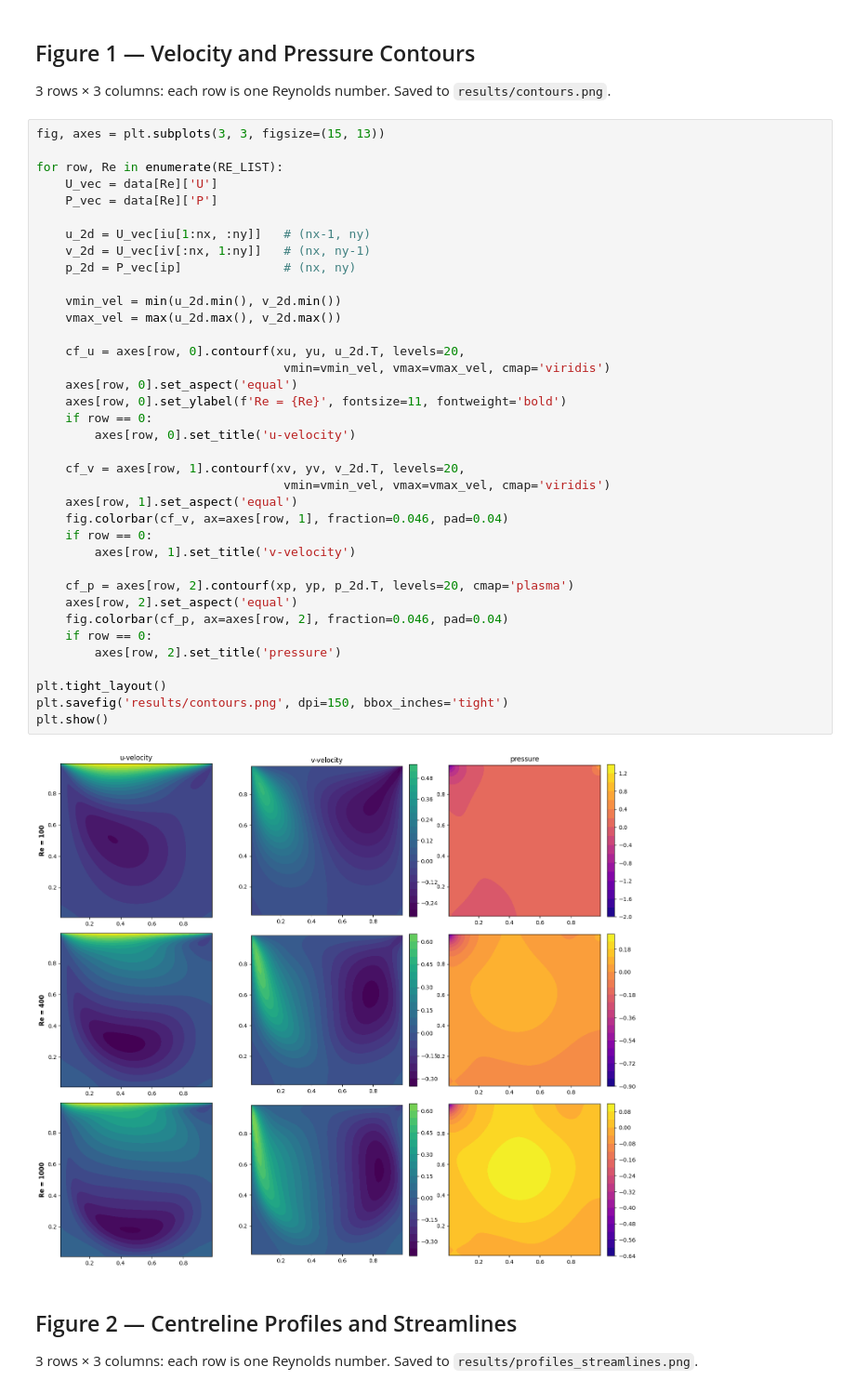
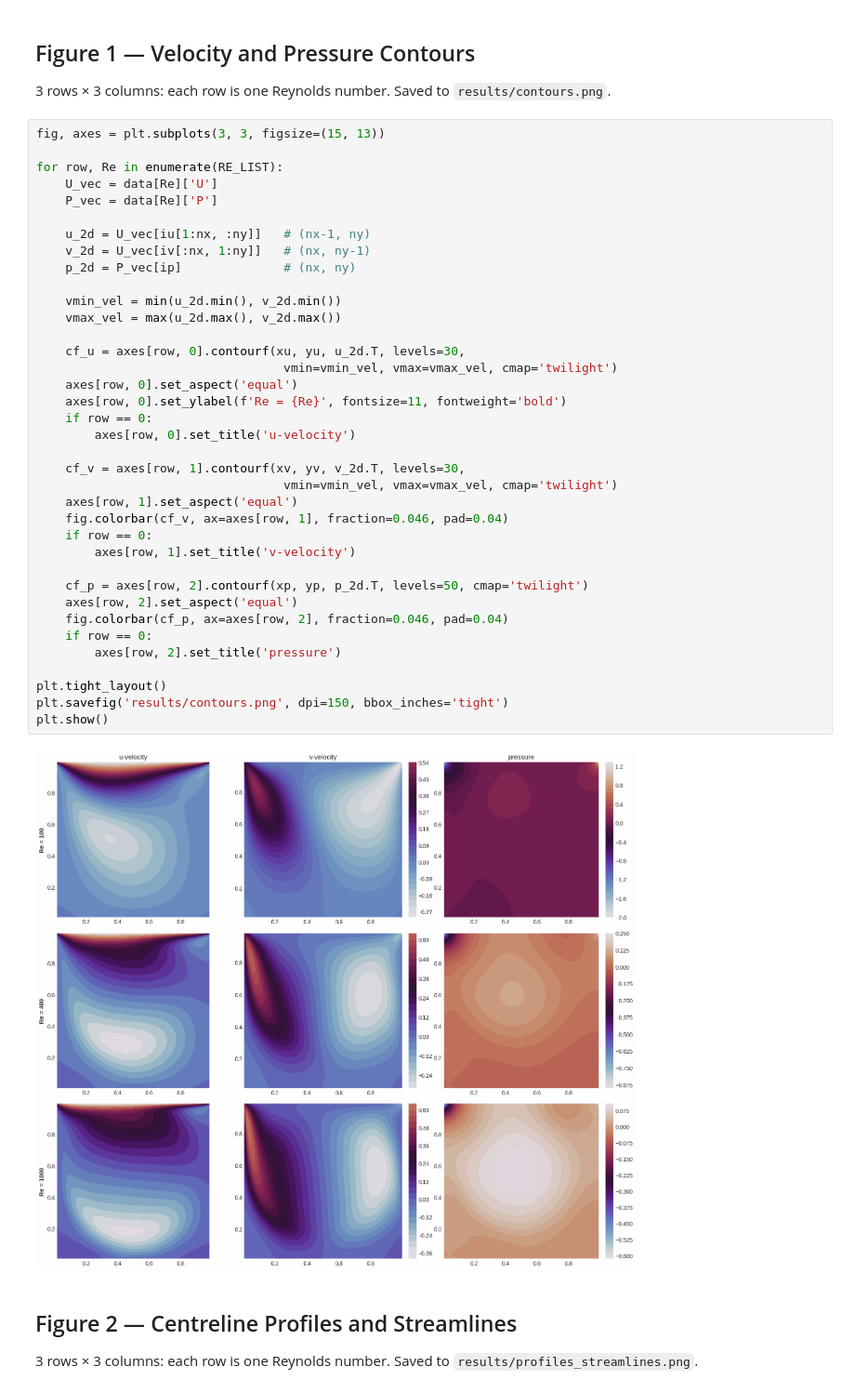
Before and after one commit to jadenmecham/ME-793-CFD, a Jupyter notebook: project_2/batch_analysis.ipynb, the cells around one changed output. Shown at 93% size. Drawn from its saved outputs; the diff is of its cells as text.

```diff
--- a/project_2/batch_analysis.ipynb
+++ b/project_2/batch_analysis.ipynb
@@ -279,39 +268,39 @@ fig, axes = plt.subplots(3, 3, figsize=(15, 13))
 for row, Re in enumerate(RE_LIST):
     U_vec = data[Re]['U']
     P_vec = data[Re]['P']
 
     u_2d = U_vec[iu[1:nx, :ny]]   # (nx-1, ny)
     v_2d = U_vec[iv[:nx, 1:ny]]   # (nx, ny-1)
     p_2d = P_vec[ip]              # (nx, ny)
 
     vmin_vel = min(u_2d.min(), v_2d.min())
     vmax_vel = max(u_2d.max(), v_2d.max())
 
-    cf_u = axes[row, 0].contourf(xu, yu, u_2d.T, levels=20,
-                                  vmin=vmin_vel, vmax=vmax_vel, cmap='viridis')
+    cf_u = axes[row, 0].contourf(xu, yu, u_2d.T, levels=30,
+                                  vmin=vmin_vel, vmax=vmax_vel, cmap='twilight')
     axes[row, 0].set_aspect('equal')
     axes[row, 0].set_ylabel(f'Re = {Re}', fontsize=11, fontweight='bold')
     if row == 0:
         axes[row, 0].set_title('u-velocity')
 
-    cf_v = axes[row, 1].contourf(xv, yv, v_2d.T, levels=20,
-                                  vmin=vmin_vel, vmax=vmax_vel, cmap='viridis')
+    cf_v = axes[row, 1].contourf(xv, yv, v_2d.T, levels=30,
+                                  vmin=vmin_vel, vmax=vmax_vel, cmap='twilight')
     axes[row, 1].set_aspect('equal')
     fig.colorbar(cf_v, ax=axes[row, 1], fraction=0.046, pad=0.04)
     if row == 0:
         axes[row, 1].set_title('v-velocity')
 
-    cf_p = axes[row, 2].contourf(xp, yp, p_2d.T, levels=20, cmap='plasma')
+    cf_p = axes[row, 2].contourf(xp, yp, p_2d.T, levels=50, cmap='twilight')
     axes[row, 2].set_aspect('equal')
     fig.colorbar(cf_p, ax=axes[row, 2], fraction=0.046, pad=0.04)
     if row == 0:
         axes[row, 2].set_title('pressure')
 
 plt.tight_layout()
 plt.savefig('results/contours.png', dpi=150, bbox_inches='tight')
 plt.show()
 # %% [output]
-[figure, old version]
+[figure, new version]
 # %% [markdown]
 ## Figure 2 — Centreline Profiles and Streamlines
 
```
Also changed, not shown: parts of 3 cells of this notebook, 8 other files.
